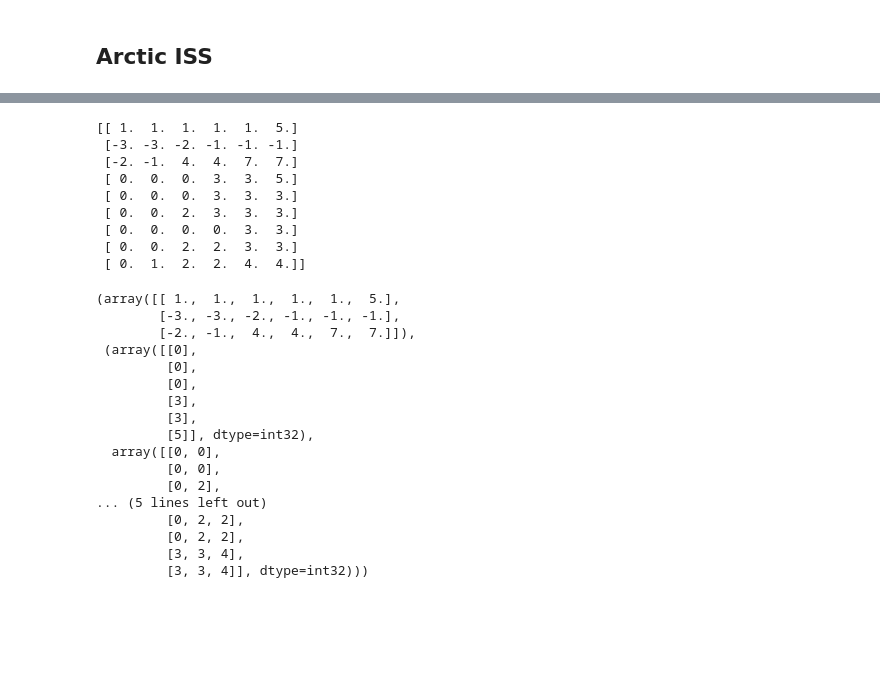
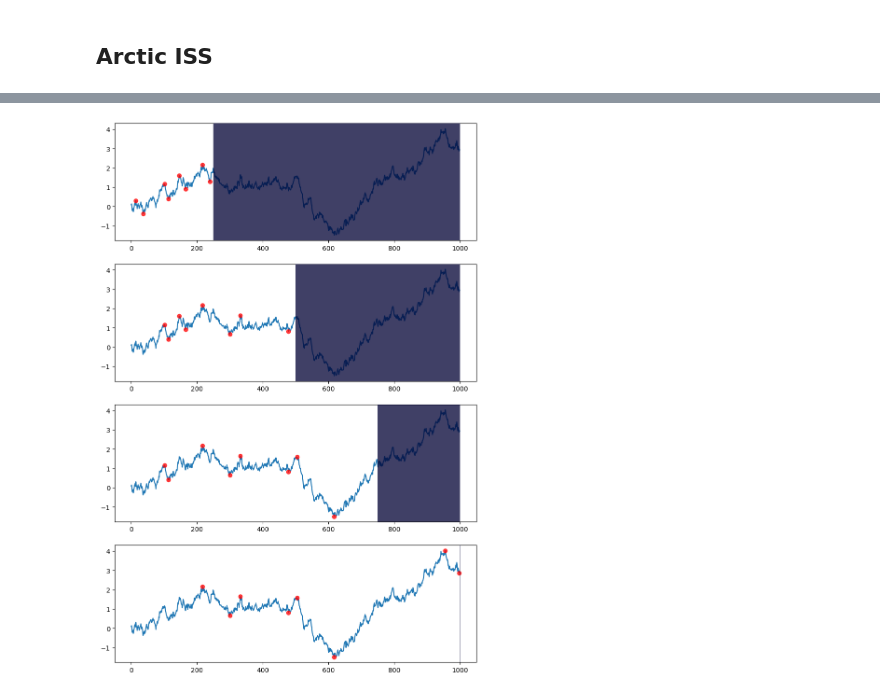
Before and after one commit to irkri/witss, a Jupyter notebook: test.ipynb, the cells around one changed output, grey strips where cells are left out. Saved outputs shown, nothing was run; the diff lists cells and outputs as text; code cells hidden in the pictures; blank space fills up the shorter version.

```diff
--- a/test.ipynb
+++ b/test.ipynb
@@ -2,3 +2,12 @@
 import iss
 import numpy as np
 from matplotlib import pyplot as plt
+# %%
+def brownian(
+    T: int,
+    dt: float = 1,
+    x0: float = 0,
+    delta: float = .1,
+) -> np.ndarray:
+    x = np.random.normal(size=(T,), scale=delta*np.sqrt(dt))
+    return np.cumsum(x) + x0
@@ -56,32 +73,16 @@ iss.iss(x, iss.Word("[1][2][3]"), partial=False, semiring=iss.semiring.Arctic(in
          [0, 2, 2],
          [3, 3, 4],
          [3, 3, 4]], dtype=int32),))
-# %%
-iss.iss(x, iss.Word("[1][2][3]"), partial=True, semiring=iss.semiring.Arctic(indices=True))
-# %% [output]
-[[ 1.  1.  1.  1.  1.  5.]
- [-3. -3. -2. -1. -1. -1.]
- [-2. -1.  4.  4.  7.  7.]
- [ 0.  0.  0.  3.  3.  5.]
- [ 0.  0.  0.  3.  3.  3.]
- [ 0.  0.  2.  3.  3.  3.]
- [ 0.  0.  0.  0.  3.  3.]
- [ 0.  0.  2.  2.  3.  3.]
- [ 0.  1.  2.  2.  4.  4.]]
-(array([[ 1.,  1.,  1.,  1.,  1.,  5.],
-        [-3., -3., -2., -1., -1., -1.],
-        [-2., -1.,  4.,  4.,  7.,  7.]]),
- (array([[0],
-         [0],
-         [0],
-         [3],
-         [3],
-         [5]], dtype=int32),
-  array([[0, 0],
-         [0, 0],
-         [0, 2],
-... (5 lines left out)
-         [0, 2, 2],
-         [0, 2, 2],
-         [3, 3, 4],
-         [3, 3, 4]], dtype=int32)))
+# %%
+x = brownian(1000)
+cm = iss.cumargmax(x, "+-+-+-+-")
+up_to = [249, 499, 749, 999]
+
+fig, ax = plt.subplots(len(up_to), 1, figsize=(10, 15))
+for i, ut in enumerate(up_to):
+    ax[i].plot(x)
+    ax[i].plot(cm[1][0][ut], x[cm[1][0][ut]], "o", color=(1, 0, 0, 0.75))
+    ax[i].axvspan(ut, 1000, facecolor=(0, 0, 0.2, 0.75), zorder=100)
+plt.show()
+# %% [output]
+[figure, added]
```
Also changed, not shown: parts of 5 cells of this notebook, 9 other files.
